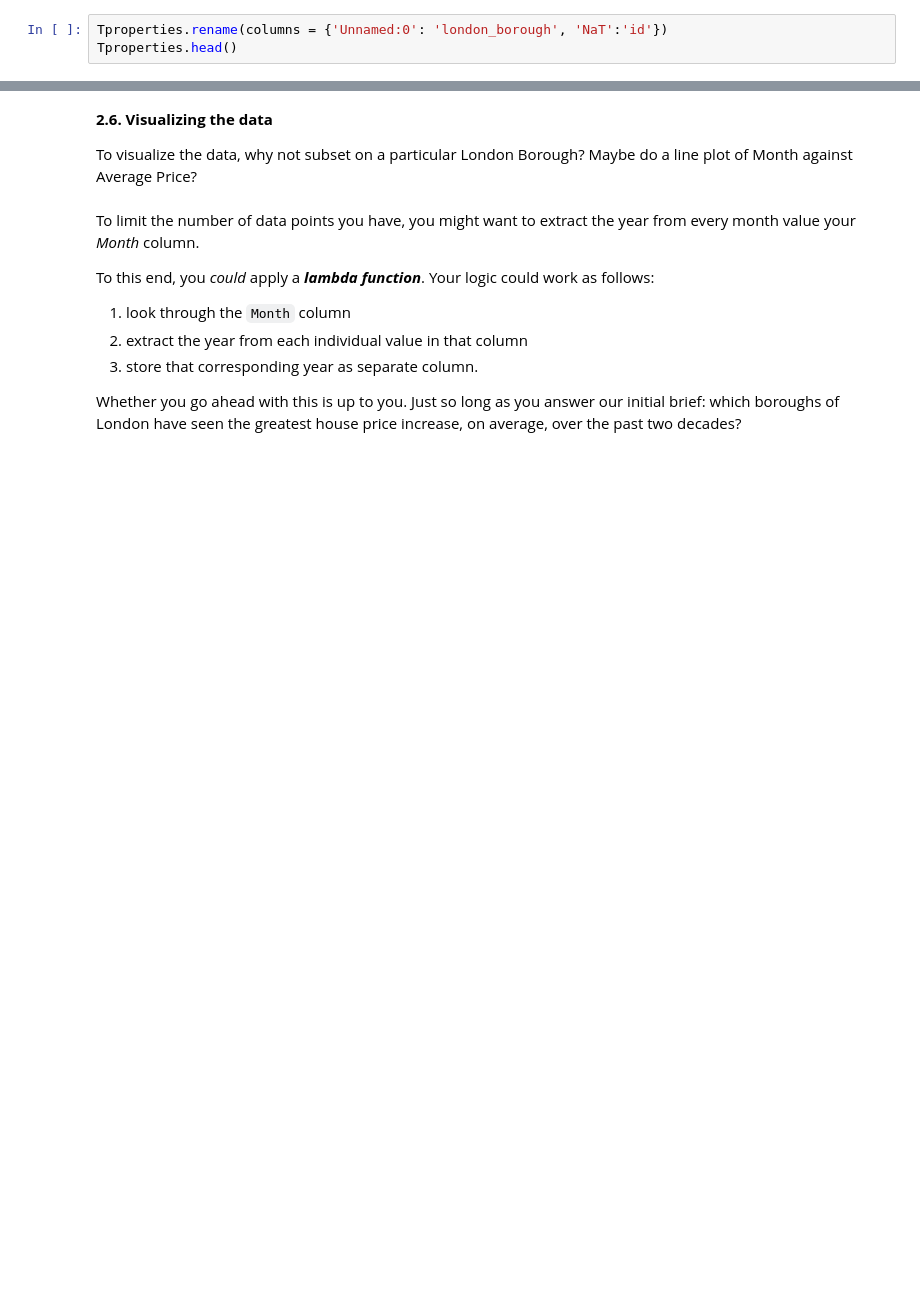
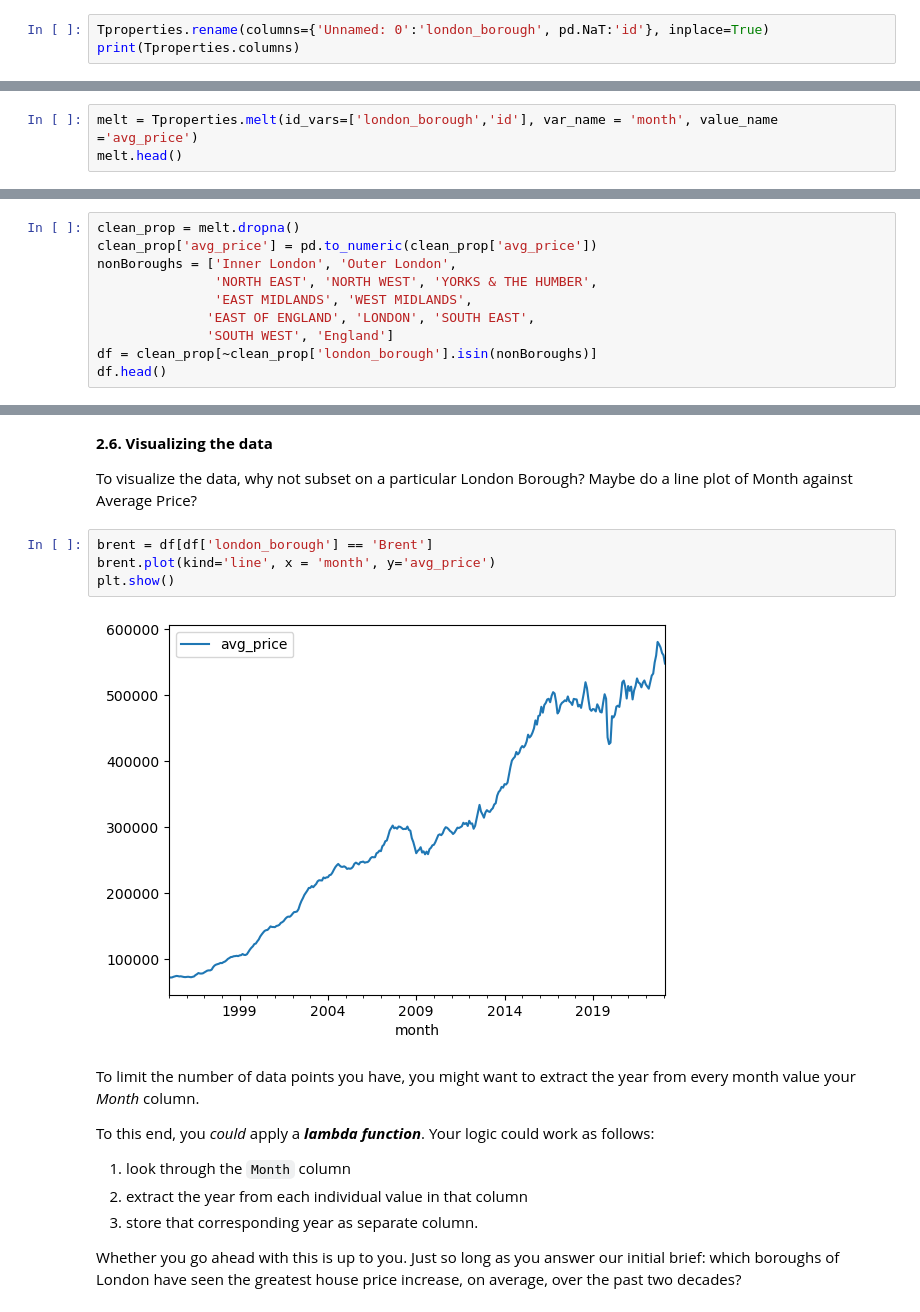
Before and after one commit to prem-0217/exercises, a Jupyter notebook: Unit 4 Challenge - Tier 3.ipynb, the cells around one changed output, grey strips where cells are left out. Cells and saved outputs as stored; diff of their text form; blank space fills up the shorter version.

```diff
--- a/Unit 4 Challenge - Tier 3.ipynb
+++ b/Unit 4 Challenge - Tier 3.ipynb
@@ -135,6 +137,6 @@ Tproperties.head()
 
 You might we have to **rename** a couple columns. How do you do this? The clue's pretty bold...
 # %%
-Tproperties.rename(columns = {'Unnamed:0': 'london_borough', 'NaT':'id'})
-Tproperties.head()
+Tproperties.rename(columns={'Unnamed: 0':'london_borough', pd.NaT:'id'}, inplace=True)
+print(Tproperties.columns)
 # %% [output]
@@ -157,0 +159,3 @@ KeyError: 'london_borough'
+# %%
+melt = Tproperties.melt(id_vars=['london_borough','id'], var_name = 'month', value_name ='avg_price')
+melt.head()
@@ -163,3 +184,13 @@ Remember to make sure your column data types are all correct. Average prices, fo
 Do we have an equal number of observations in the ID, Average Price, Month, and London Borough columns? Remember that there are only 32 London Boroughs. How many entries do you have in that column?
 
 Check out the contents of the London Borough column, and if you find null values, get rid of them however you see fit.
+# %%
+clean_prop = melt.dropna()
+clean_prop['avg_price'] = pd.to_numeric(clean_prop['avg_price'])
+nonBoroughs = ['Inner London', 'Outer London',
+               'NORTH EAST', 'NORTH WEST', 'YORKS & THE HUMBER',
+               'EAST MIDLANDS', 'WEST MIDLANDS',
+              'EAST OF ENGLAND', 'LONDON', 'SOUTH EAST',
+              'SOUTH WEST', 'England']
+df = clean_prop[~clean_prop['london_borough'].isin(nonBoroughs)]
+df.head()
@@ -167,6 +210,12 @@ Check out the contents of the London Borough column, and if you find null values
 **2.6. Visualizing the data**
 
 To visualize the data, why not subset on a particular London Borough? Maybe do a line plot of Month against Average Price?
+# %%
+brent = df[df['london_borough'] == 'Brent']
+brent.plot(kind='line', x = 'month', y='avg_price')
+plt.show()
+# %% [output]
+[figure, added]
 # %% [markdown]
 To limit the number of data points you have, you might want to extract the year from every month value your *Month* column.
 
```
Also changed, not shown: parts of 12 cells of this notebook.
